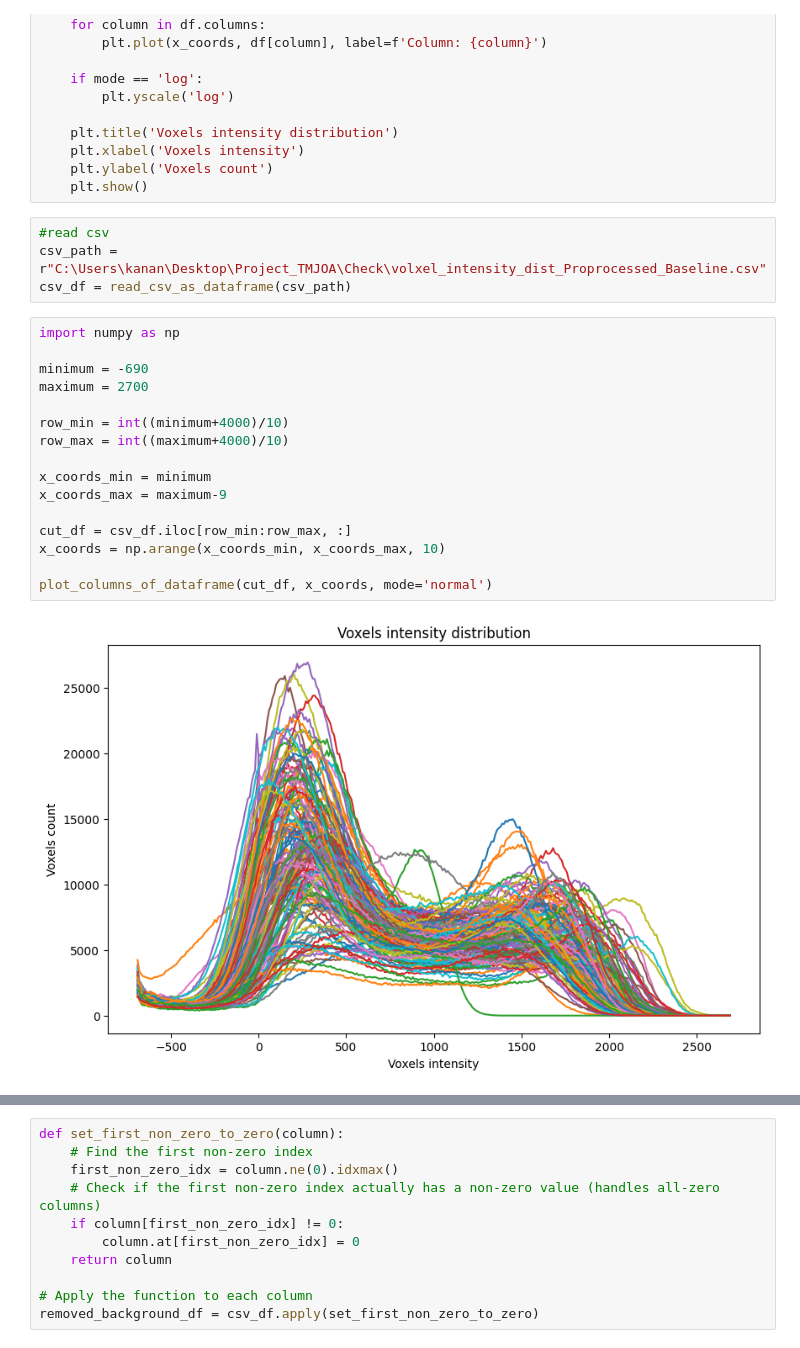
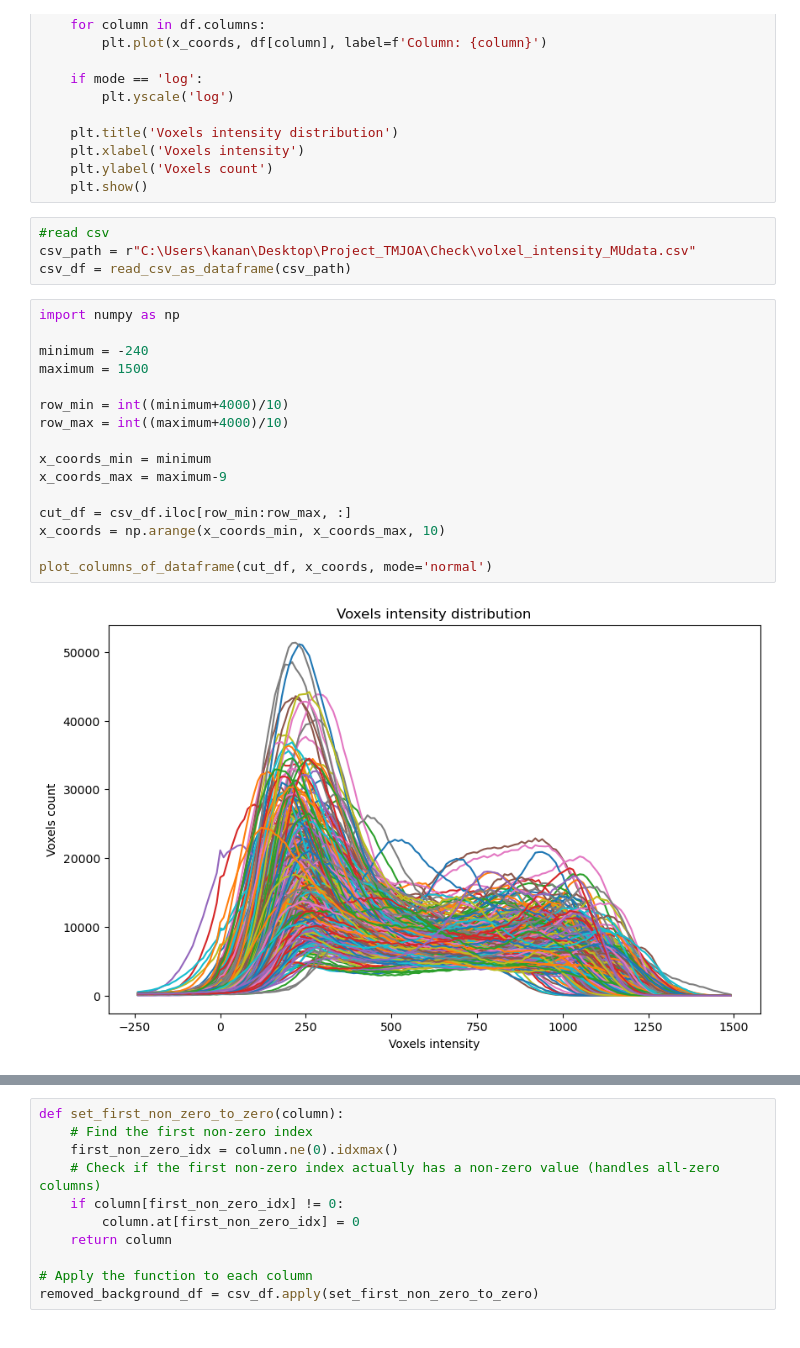
Before and after one commit to KananatSSN/Project_TMJOA, a Jupyter notebook: Check/analyze_voxel_intensity_distribution_analysis.ipynb, the cells around one changed output, grey strips where cells are left out. Saved outputs shown, nothing was run; the diff lists cells and outputs as text.

```diff
--- a/Check/analyze_voxel_intensity_distribution_analysis.ipynb
+++ b/Check/analyze_voxel_intensity_distribution_analysis.ipynb
@@ -36,26 +36,26 @@ def plot_columns_of_dataframe(df, x_coords, mode='normal'):
     plt.show()
 # %%
 #read csv
-csv_path = r"C:\Users\kanan\Desktop\Project_TMJOA\Check\volxel_intensity_dist_Proprocessed_Baseline.csv"
+csv_path = r"C:\Users\kanan\Desktop\Project_TMJOA\Check\volxel_intensity_MUdata.csv"
 csv_df = read_csv_as_dataframe(csv_path)
 # %%
 import numpy as np
 
-minimum = -690
-maximum = 2700
+minimum = -240
+maximum = 1500
 
 row_min = int((minimum+4000)/10)
 row_max = int((maximum+4000)/10)
 
 x_coords_min = minimum
 x_coords_max = maximum-9
 
 cut_df = csv_df.iloc[row_min:row_max, :]
 x_coords = np.arange(x_coords_min, x_coords_max, 10)
 
 plot_columns_of_dataframe(cut_df, x_coords, mode='normal')
 # %% [output]
-[figure, old version]
+[figure, new version]
 # %%
 import numpy as np
 
```
Also changed, not shown: parts of 2 cells of this notebook, 6 other files.
